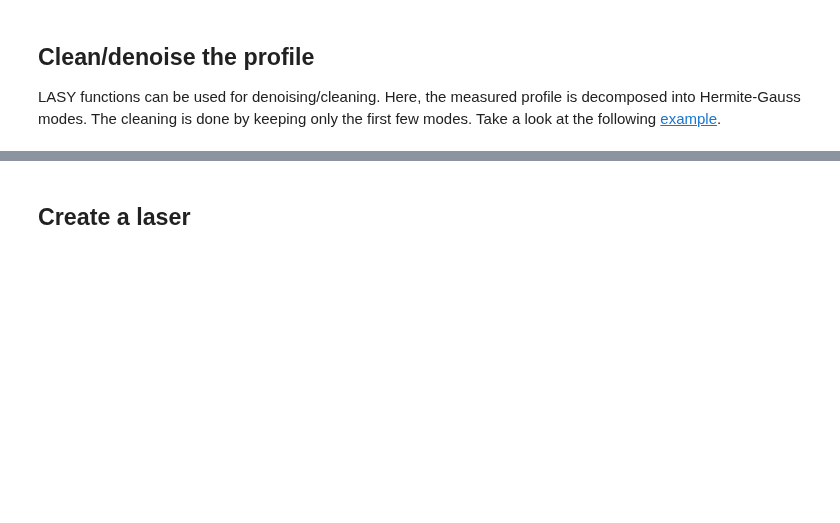
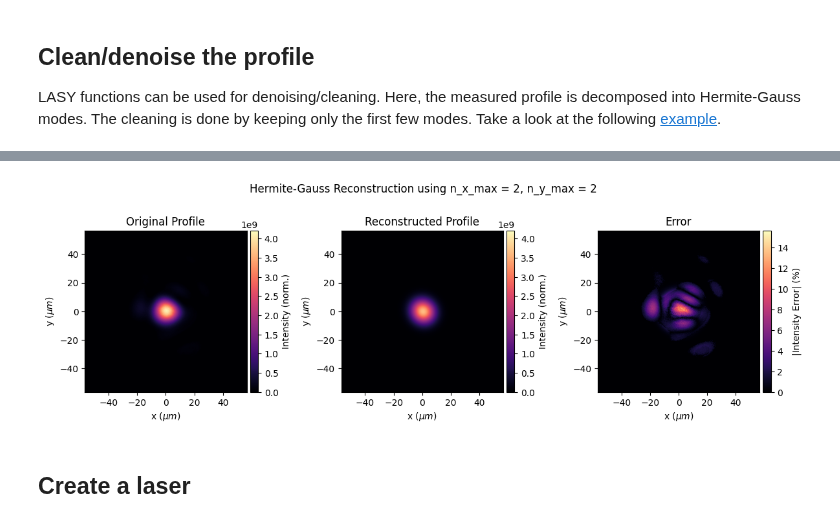
Before and after one commit to LASY-org/lasy, a Jupyter notebook: docs/source/tutorials/denoised_laser.ipynb, the cells around one changed output, grey strips where cells are left out. Saved outputs shown, nothing was run; the diff lists cells and outputs as text; code cells hidden in the pictures; blank space fills up the shorter version.

```diff
--- a/docs/source/tutorials/denoised_laser.ipynb
+++ b/docs/source/tutorials/denoised_laser.ipynb
@@ -199,39 +207,41 @@ fig.suptitle(
 
 # Plot the original profile
 pltextent = np.array([np.min(x), np.max(x), np.min(x), np.max(x)]) * 1e6  # in microns
 prof1 = np.abs(laser_profile_raw.evaluate(X, Y, 0)) ** 2
 divider0 = make_axes_locatable(ax[0])
 ax0_cb = divider0.append_axes("right", size="5%", pad=0.05)
 pl0 = ax[0].imshow(prof1, cmap="magma", extent=pltextent, vmin=0, vmax=np.max(prof1))
 cbar0 = fig.colorbar(pl0, cax=ax0_cb)
 cbar0.set_label("Intensity (norm.)")
-ax[0].set_xlabel("x ($(\mu m)$)")
-ax[0].set_ylabel("y ($(\mu m)$)")
+ax[0].set_xlabel("x ($ \\mu m $)")
+ax[0].set_ylabel("y ($ \\mu m $)")
 ax[0].set_title("Original Profile")
 
 # Plot the reconstructed profile
 prof2 = np.abs(laser_profile_cleaned.evaluate(X, Y, 0)) ** 2
 divider1 = make_axes_locatable(ax[1])
 ax1_cb = divider1.append_axes("right", size="5%", pad=0.05)
 pl1 = ax[1].imshow(prof2, cmap="magma", extent=pltextent, vmin=0, vmax=np.max(prof1))
 cbar1 = fig.colorbar(pl1, cax=ax1_cb)
 cbar1.set_label("Intensity (norm.)")
-ax[1].set_xlabel("x ($(\mu m)$)")
-ax[1].set_ylabel("y ($(\mu m)$)")
+ax[1].set_xlabel("x ($ \\mu m $)")
+ax[1].set_ylabel("y ($ \\mu m $)")
 ax[1].set_title("Reconstructed Profile")
 
 # Plot the error
 prof3 = (prof1 - prof2) / np.max(prof1)  # Normalized error
 divider2 = make_axes_locatable(ax[2])
 ax2_cb = divider2.append_axes("right", size="5%", pad=0.05)
 pl2 = ax[2].imshow(100 * np.abs(prof3), cmap="magma", extent=pltextent)
 cbar2 = fig.colorbar(pl2, cax=ax2_cb)
 cbar2.set_label("|Intensity Error| (%)")
-ax[2].set_xlabel("x ($(\mu m)$)")
-ax[2].set_ylabel("y ($(\mu m)$)")
+ax[2].set_xlabel("x ($ \\mu m $)")
+ax[2].set_ylabel("y ($ \\mu m $)")
 ax[2].set_title("Error")
 
 plt.show()
+# %% [output]
+[figure, added]
 # %% [markdown]
 ## Create a laser
 # %% [markdown]
```
Also changed, not shown: parts of 7 cells of this notebook.
